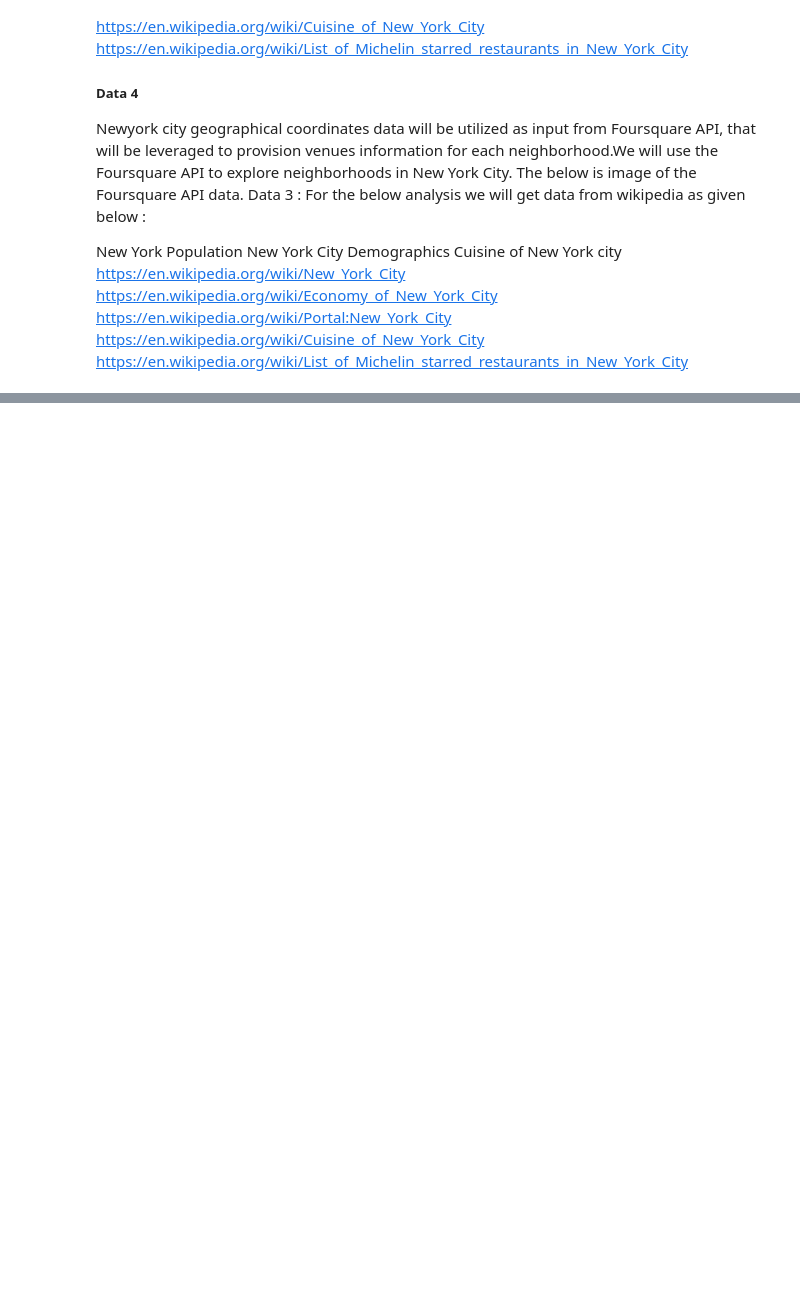
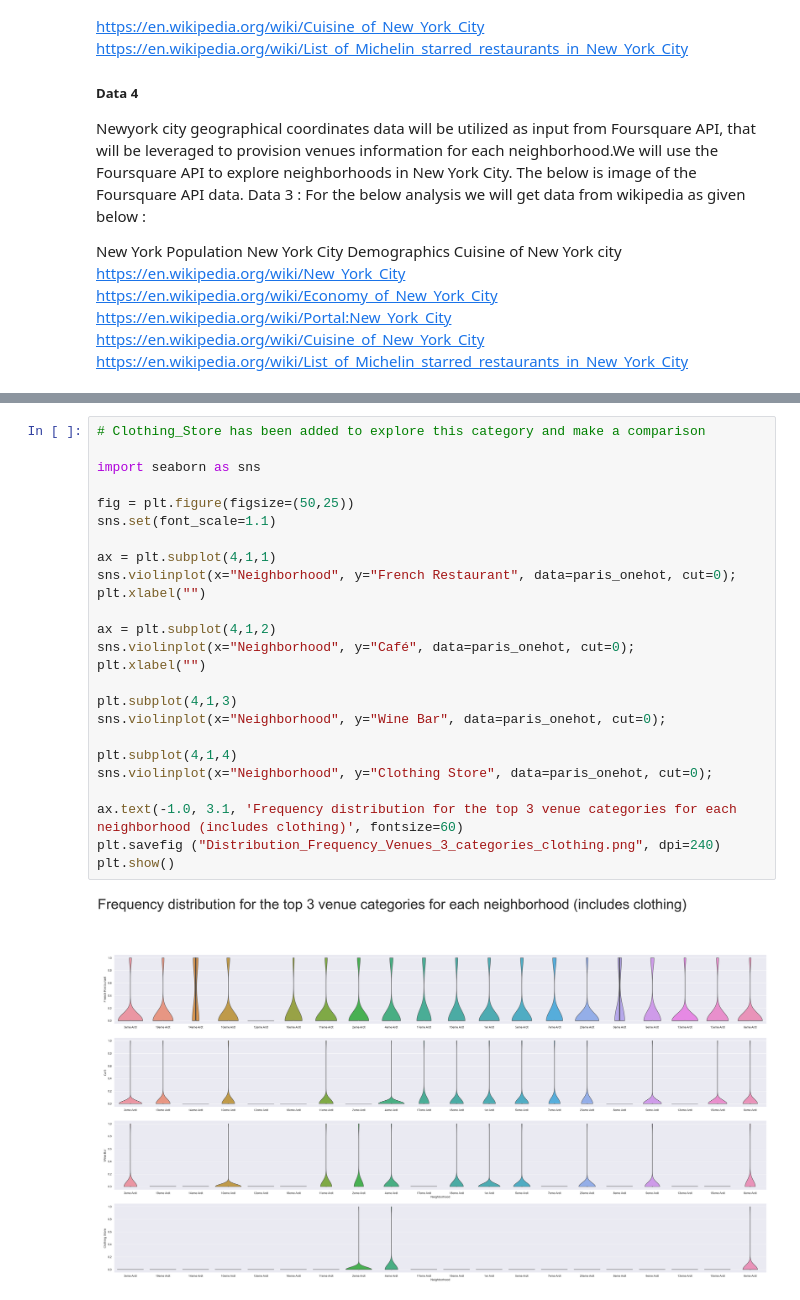
Before and after one commit to WilfredGP/Coursera_Capstone, a Jupyter notebook: Capstone Project - The Battle of Neighborhoods (Week 1).ipynb, the cells around one changed output, grey strips where cells are left out. Cells and saved outputs as stored; diff of their text form; blank space fills up the shorter version.

```diff
--- a/Capstone Project - The Battle of Neighborhoods (Week 1).ipynb
+++ b/Capstone Project - The Battle of Neighborhoods (Week 1).ipynb
@@ -76,0 +675,27 @@ https://en.wikipedia.org/wiki/List_of_Michelin_starred_restaurants_in_New_York_C
+# %%
+# Clothing_Store has been added to explore this category and make a comparison
+
+import seaborn as sns
+
+fig = plt.figure(figsize=(50,25))
+sns.set(font_scale=1.1)
+
+ax = plt.subplot(4,1,1)
+sns.violinplot(x="Neighborhood", y="French Restaurant", data=paris_onehot, cut=0);
+plt.xlabel("")
+
+ax = plt.subplot(4,1,2)
+sns.violinplot(x="Neighborhood", y="Café", data=paris_onehot, cut=0);
+plt.xlabel("")
+
+plt.subplot(4,1,3)
+sns.violinplot(x="Neighborhood", y="Wine Bar", data=paris_onehot, cut=0);
+
+plt.subplot(4,1,4)
+sns.violinplot(x="Neighborhood", y="Clothing Store", data=paris_onehot, cut=0);
+
+ax.text(-1.0, 3.1, 'Frequency distribution for the top 3 venue categories for each neighborhood (includes clothing)', fontsize=60)
+plt.savefig ("Distribution_Frequency_Venues_3_categories_clothing.png", dpi=240)
+plt.show()
+# %% [output]
+[figure, added]
```
Also changed, not shown: parts of 31 cells of this notebook, 1 other file.
